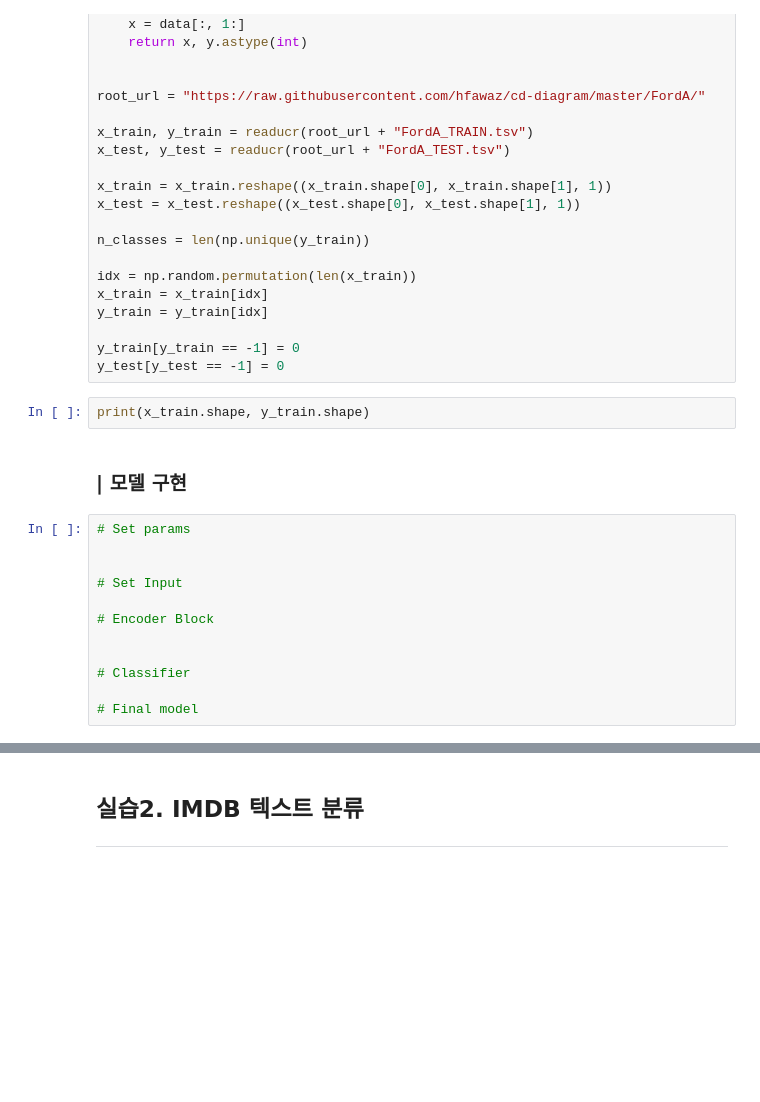
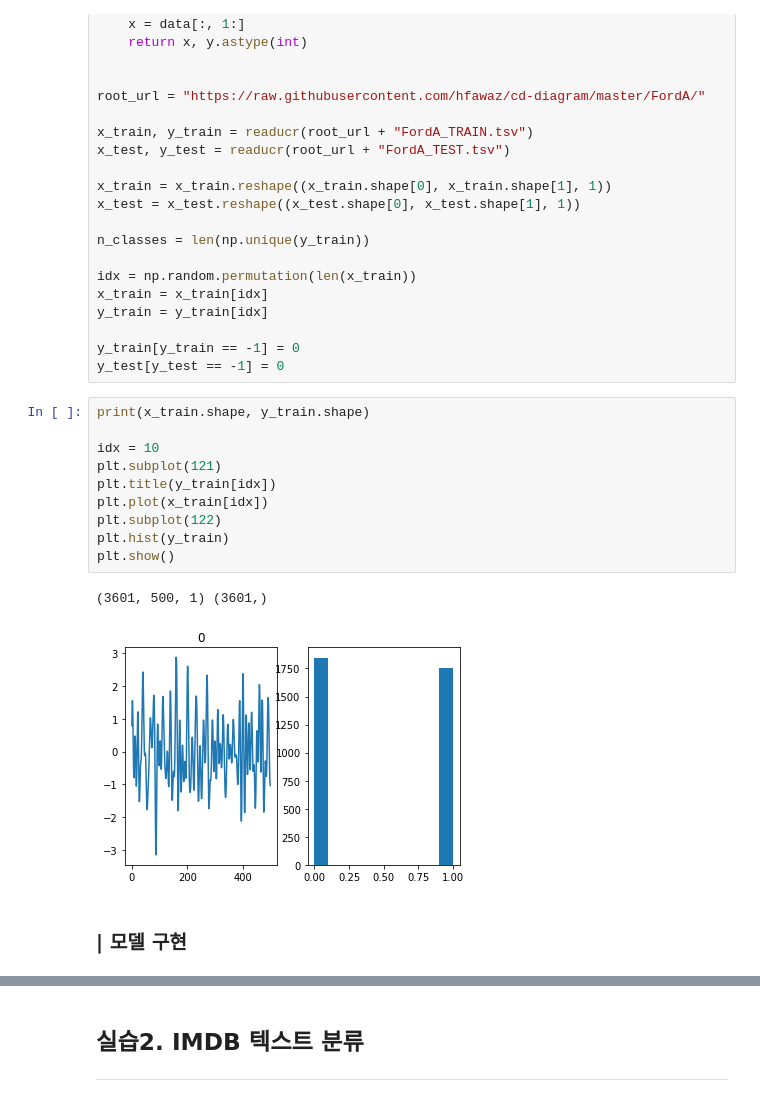
Before and after one commit to yebiny/SkillTreePython-DeepLearning, a Jupyter notebook: 04.Paper-with-code/ch04_08_Transformer.ipynb, the cells around one changed output, grey strips where cells are left out. Saved outputs shown, nothing was run; the diff lists cells and outputs as text; blank space fills up the shorter version.

```diff
--- a/04.Paper-with-code/ch04_08_Transformer.ipynb
+++ b/04.Paper-with-code/ch04_08_Transformer.ipynb
@@ -268,20 +268,19 @@ y_train = y_train[idx]
 
 y_train[y_train == -1] = 0
 y_test[y_test == -1] = 0
-# %%
-print(x_train.shape, y_train.shape)
+# %%
+print(x_train.shape, y_train.shape)
+
+idx = 10
+plt.subplot(121)
+plt.title(y_train[idx])
+plt.plot(x_train[idx])
+plt.subplot(122)
+plt.hist(y_train)
+plt.show()
+# %% [output]
+(3601, 500, 1) (3601,)
+[figure, added]
 # %% [markdown]
 
 ### **| 모델 구현**
-# %%
-# Set params
-
-
-# Set Input
-
-# Encoder Block
-
-
-# Classifier
-
-# Final model
```
Also changed, not shown: parts of 2 cells of this notebook.
